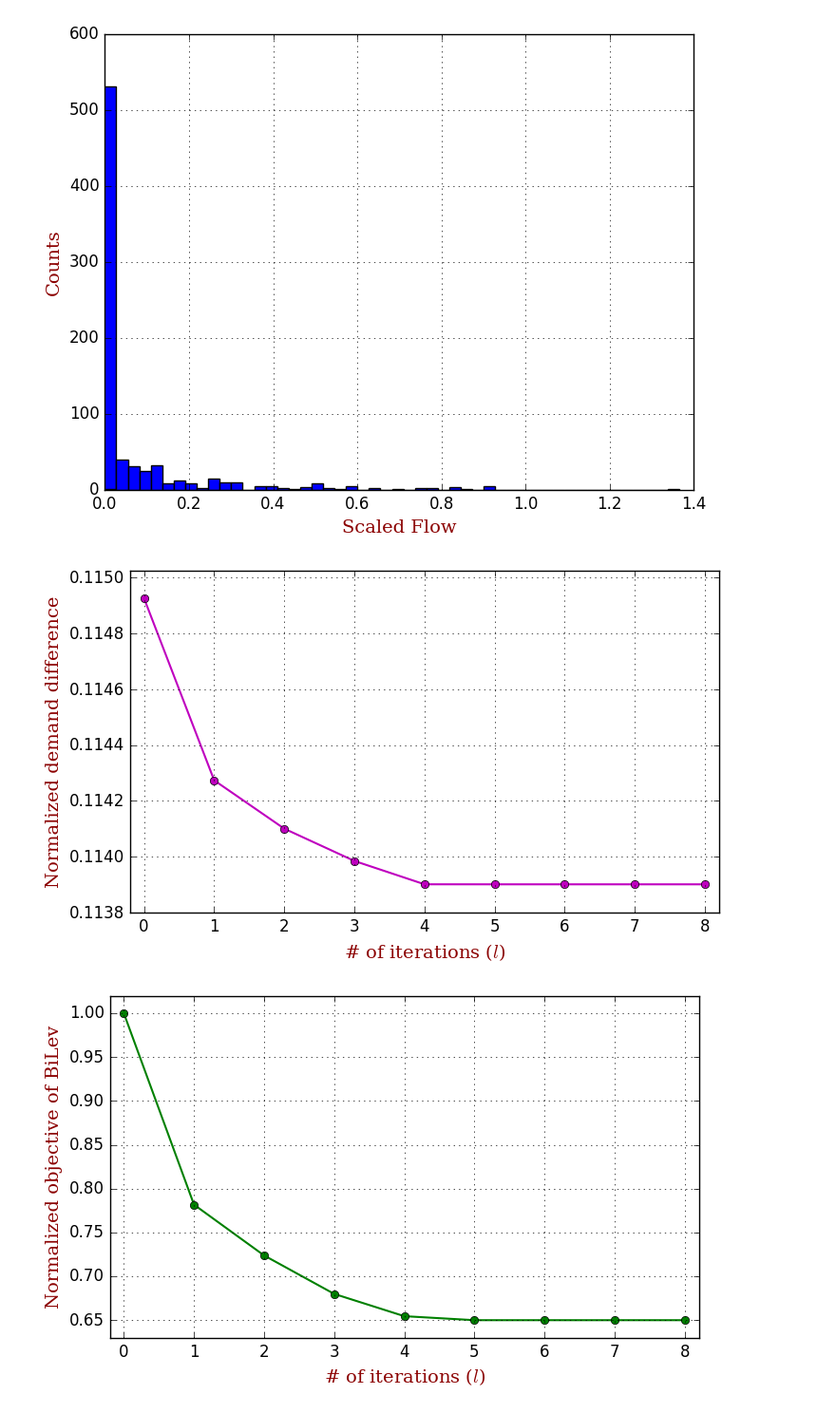
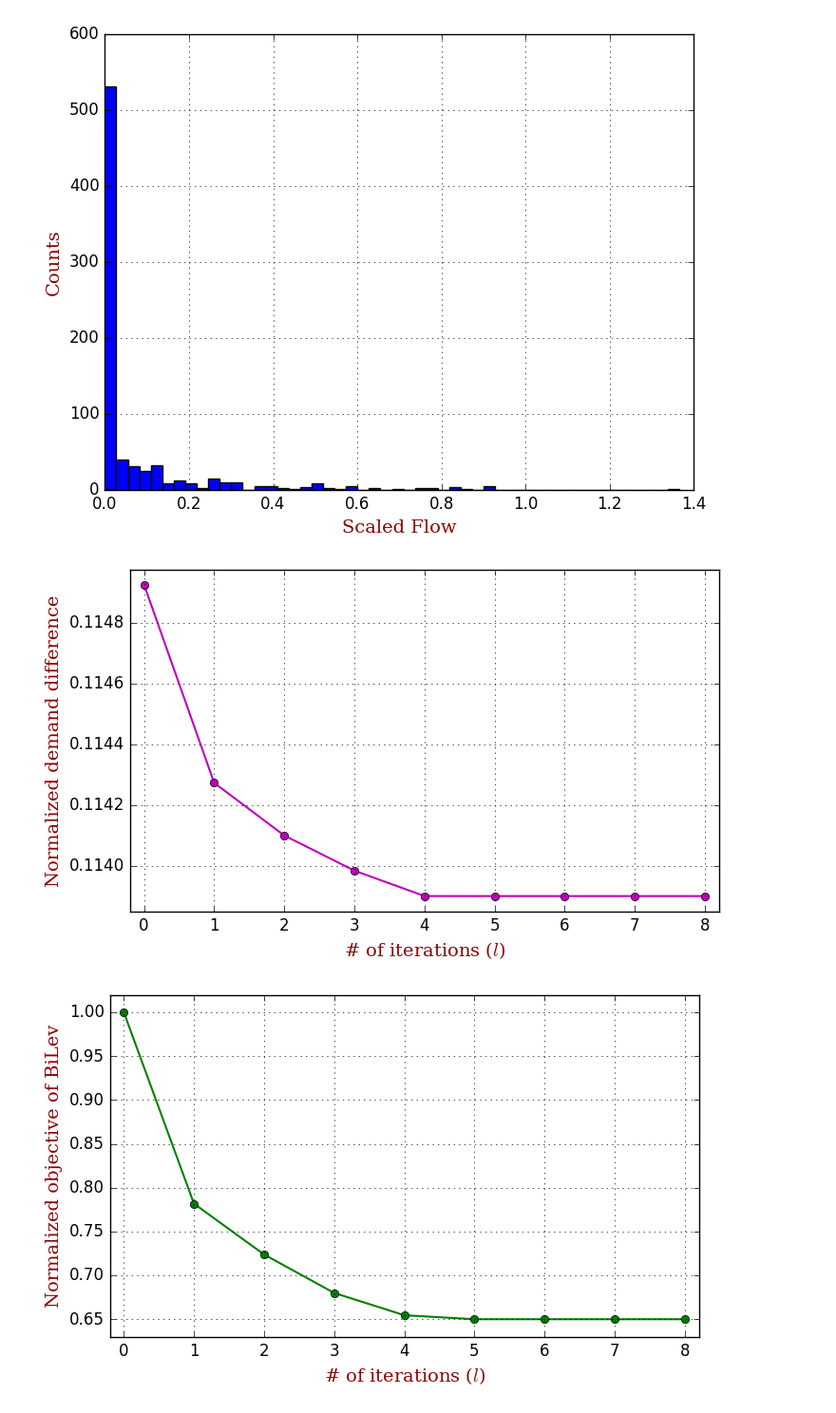
Before and after one commit to jingzbu/InverseVIsTraffic, a Jupyter notebook: 11_develop_new_OD_demand_estimator_Tiergarten_Dijkstra_uni_class_costf_known/05_refine_iteration_results.ipynb, the cells around one changed output. Shown at 95% size. Saved outputs shown, nothing was run; the diff lists cells and outputs as text; code cells hidden in the pictures.

Commit message:
update plots for Tiergarten and Anaheim

```diff
--- a/11_develop_new_OD_demand_estimator_Tiergarten_Dijkstra_uni_class_costf_known/05_refine_iteration_results.ipynb
+++ b/11_develop_new_OD_demand_estimator_Tiergarten_Dijkstra_uni_class_costf_known/05_refine_iteration_results.ipynb
@@ -67,31 +67,31 @@ INFO: Loading help data...
 # %%
 iterNum = 0:N
 
 demandsDiff = map(iterNum->demandsDiffDict["$iterNum"], iterNum+1)
 
 # plot(iterNum, objFun, "s-g", label="True")
 
 fig = figure(figsize=(8,4.5))
 
 plot(iterNum, demandsDiff, "o-m", linewidth=1.5)
 
 # legend(loc="upper right",fancybox="true")
 
 grid("on")
 
 xlim(-0.2, N + .2)
-ylim(minimum(demandsDiff)-.0001, maximum(demandsDiff)+.0001)
+ylim(minimum(demandsDiff)-.00005, maximum(demandsDiff)+.00005)
 
 xticks(0:N)
 
 font1 = ["family"=>"serif", "color"=>"darkred", "weight"=>"normal", "size"=>14]
 
 xlabel(L"# of iterations ($l$)", fontdict=font1)
 ylabel("Normalized demand difference", fontdict=font1)
 
 savefig("./results/demandsDiff_biLev_Tiergarten.pdf")
 # %% [output]
-[figure, old version]
+[figure, new version]
 # %%
 normObjInvVIDict = Dict{}()
 
```
Also changed, not shown: 9 other files.
